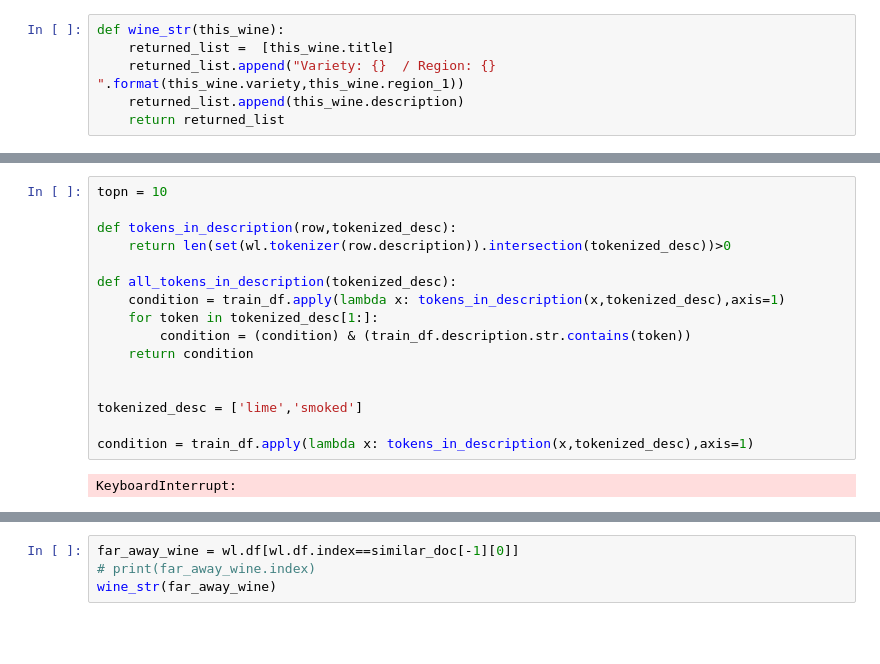
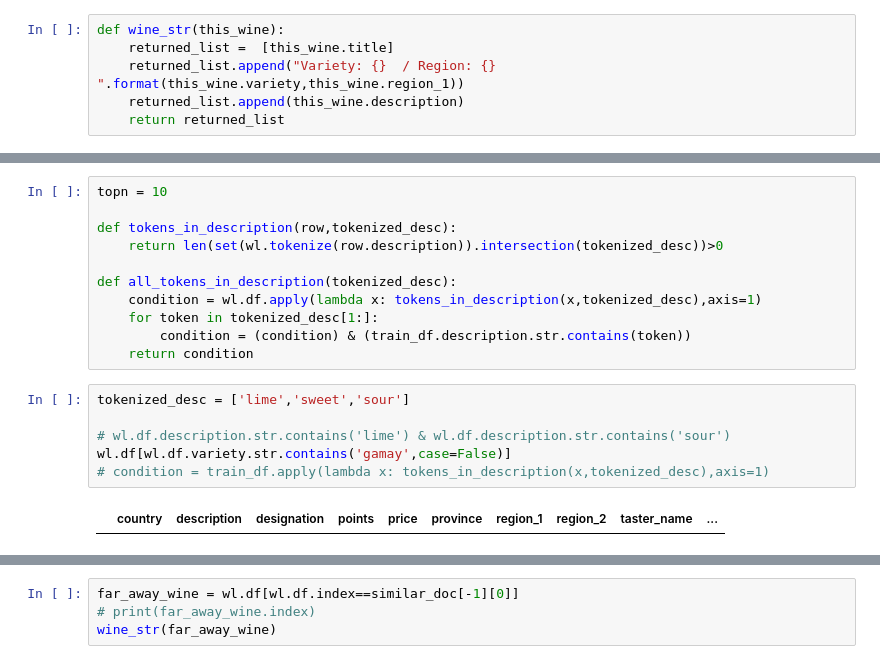
Before and after one commit to josarago/Insight, a Jupyter notebook: wines.ipynb, the cells around one changed output, grey strips where cells are left out. Cells and saved outputs as stored; diff of their text form; blank space fills up the shorter version.

```diff
--- a/wines.ipynb
+++ b/wines.ipynb
@@ -236,20 +323,21 @@ similar_docs = model.docvecs.most_similar([model.infer_vector(['lime','honey','s
 topn = 10
 
 def tokens_in_description(row,tokenized_desc):
-    return len(set(wl.tokenizer(row.description)).intersection(tokenized_desc))>0
+    return len(set(wl.tokenize(row.description)).intersection(tokenized_desc))>0
 
 def all_tokens_in_description(tokenized_desc):
-    condition = train_df.apply(lambda x: tokens_in_description(x,tokenized_desc),axis=1)
+    condition = wl.df.apply(lambda x: tokens_in_description(x,tokenized_desc),axis=1)
     for token in tokenized_desc[1:]:
         condition = (condition) & (train_df.description.str.contains(token))
     return condition
-
-
-tokenized_desc = ['lime','smoked']
-
-condition = train_df.apply(lambda x: tokens_in_description(x,tokenized_desc),axis=1)
-# %% [output]
-KeyboardInterrupt:
+# %%
+tokenized_desc = ['lime','sweet','sour']
+
+# wl.df.description.str.contains('lime') & wl.df.description.str.contains('sour')
+wl.df[wl.df.variety.str.contains('gamay',case=False)]
+# condition = train_df.apply(lambda x: tokens_in_description(x,tokenized_desc),axis=1)
+# %% [output]
+|  | country | description | designation | points | price | province | region_1 | region_2 | taster_name | ... |
 # %%
 def get_closest_from_str(input_str,topn):
     closest_wines = pd.DataFrame()
```
Also changed, not shown: parts of 44 cells of this notebook, 12 other files.
